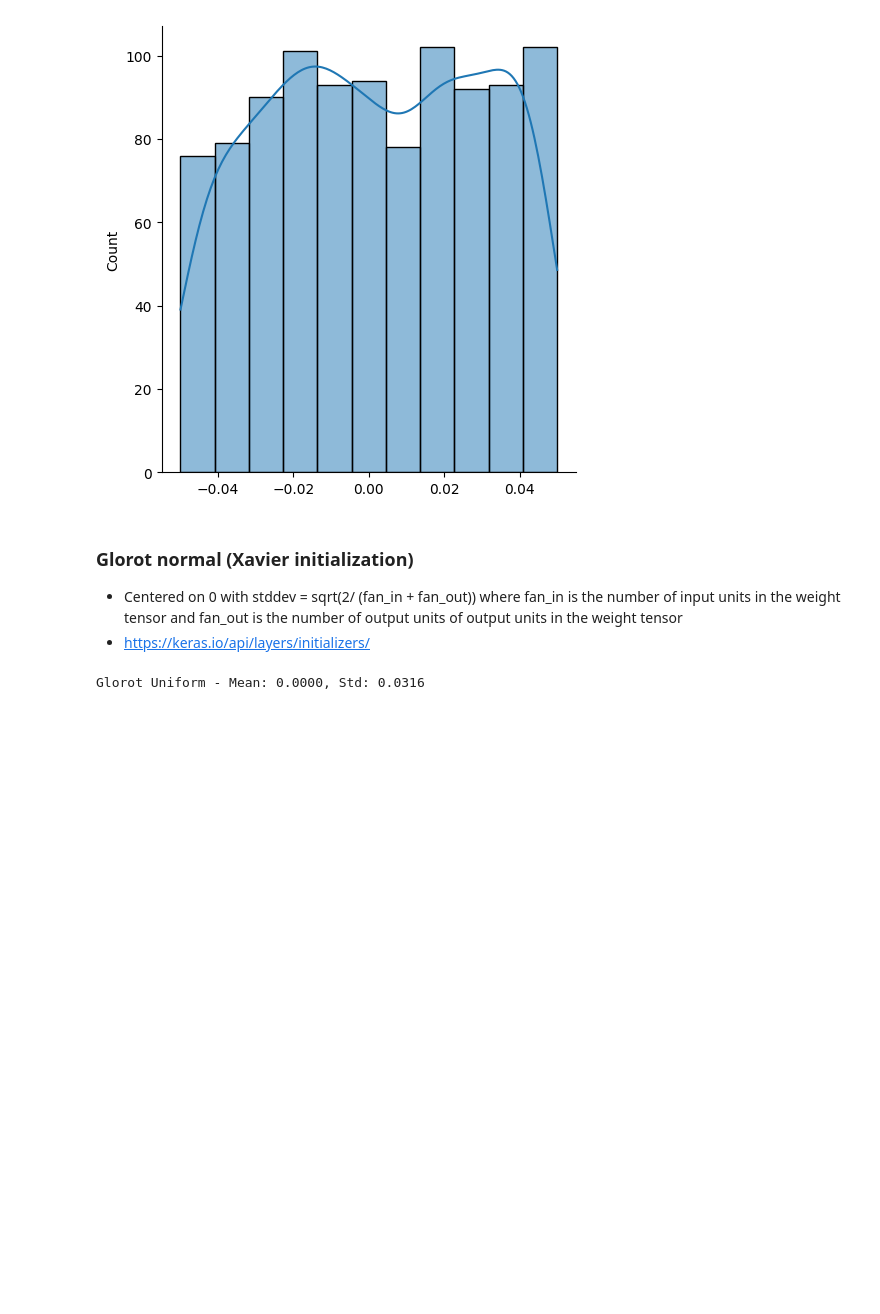
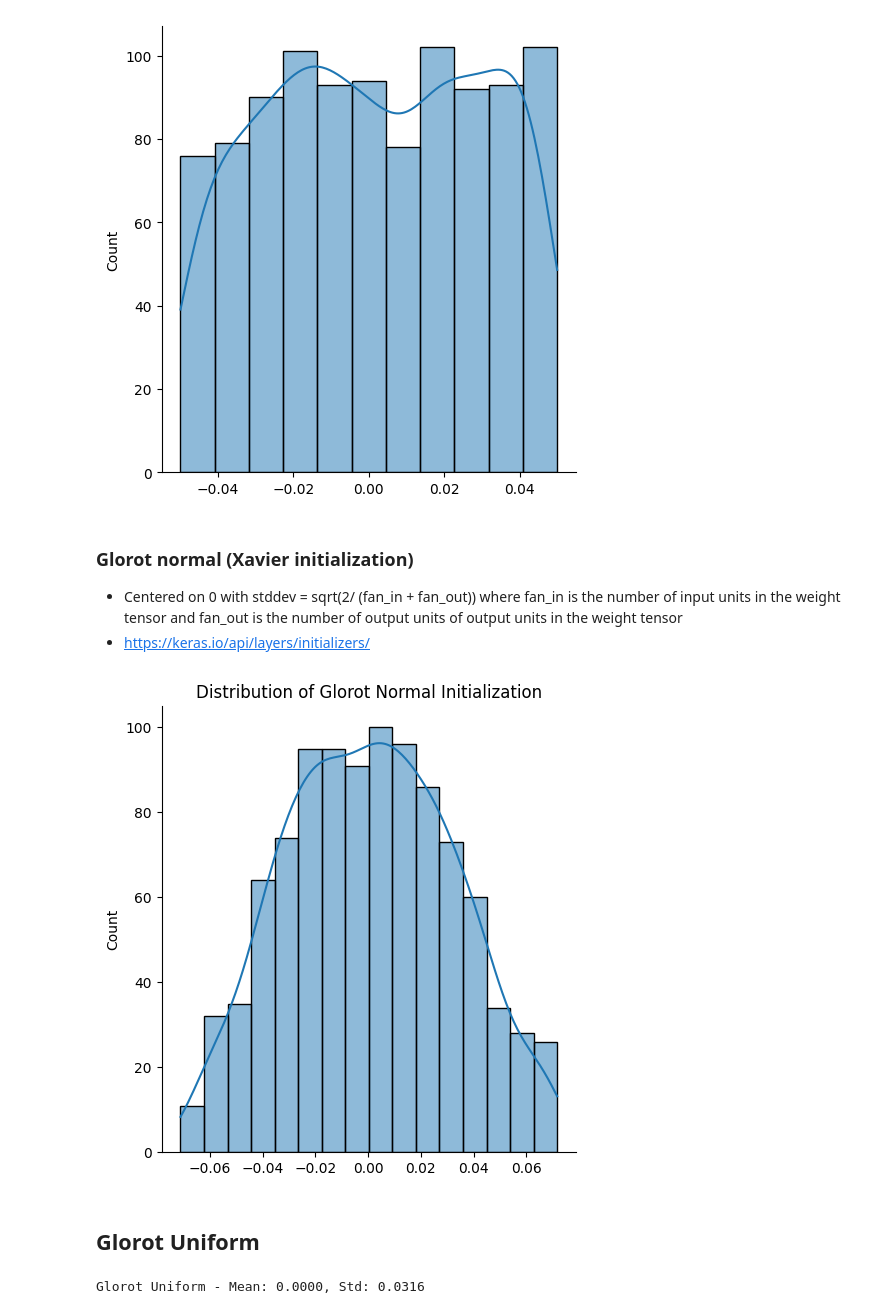
Before and after one commit to AdrianoR85/Statistic-For-Machine-Learning-Course, a Jupyter notebook: Notebooks/Pesos_em_Redes_Neurais_Artificiais.ipynb, the cells around one changed output. Cells and saved outputs as stored; diff of their text form; code cells hidden in the pictures; blank space fills up the shorter version.

```diff
--- a/Notebooks/Pesos_em_Redes_Neurais_Artificiais.ipynb
+++ b/Notebooks/Pesos_em_Redes_Neurais_Artificiais.ipynb
@@ -44,6 +44,17 @@ plt.show()
 
 * Centered on 0 with stddev = sqrt(2/ (fan_in + fan_out)) where fan_in is the number of input units in the weight tensor and fan_out is the number of output  units of output units in the weight tensor
 * https://keras.io/api/layers/initializers/
+# %%
+normal_glorot = initializers.GlorotNormal(seed=None)
+dados_normal_glorot = normal_glorot(shape=[1000])
+# %%
+sns.displot(dados_normal_glorot, kde=True)
+plt.title('Distribution of Glorot Normal Initialization')
+plt.show()
+# %% [output]
+[figure, added]
+# %% [markdown]
+## Glorot Uniform
 # %%
 glorot_uniform = initializers.GlorotUniform(seed=None)
 dados_glorot_uniforme = glorot_uniform(shape=[1000, 1000])
```
